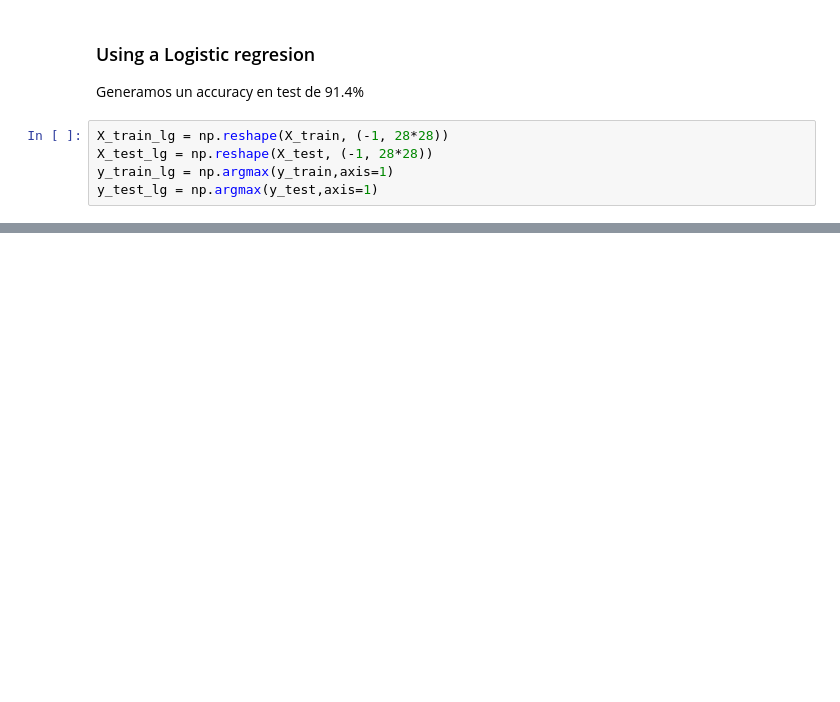
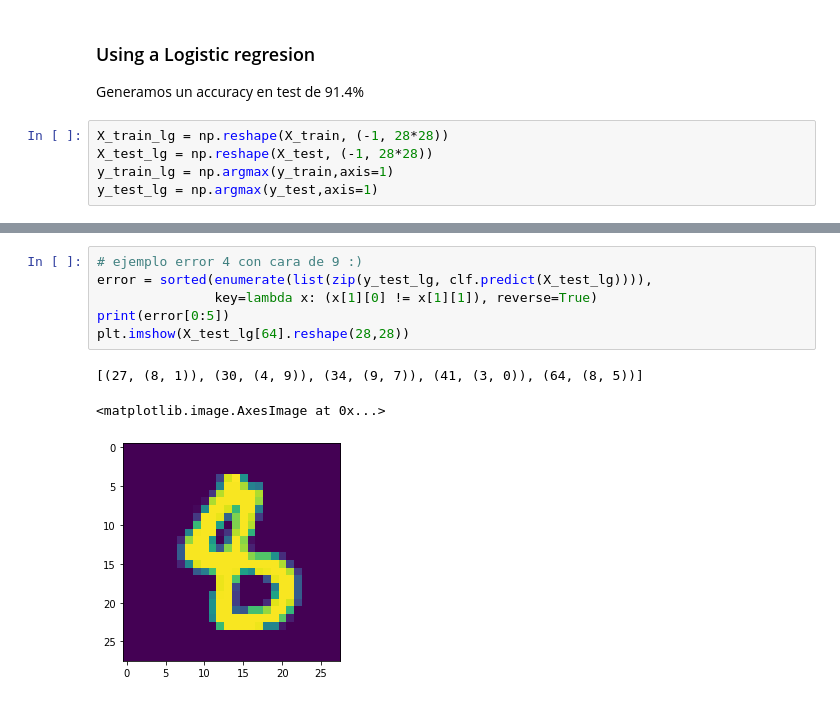
Before and after one commit to jdramirez/UCO_ML_AI, a Jupyter notebook: src/notebook_class/supervisado/supervisado_neural_nets.ipynb, the cells around one changed output, grey strips where cells are left out. Drawn from its saved outputs; the diff is of its cells as text; blank space fills up the shorter version.

```diff
--- a/src/notebook_class/supervisado/supervisado_neural_nets.ipynb
+++ b/src/notebook_class/supervisado/supervisado_neural_nets.ipynb
@@ -390,0 +392,10 @@ sns.heatmap(cm, annot=True, fmt='g')
+# %%
+# ejemplo error 4 con cara de 9 :)
+error = sorted(enumerate(list(zip(y_test_lg, clf.predict(X_test_lg)))),
+               key=lambda x: (x[1][0] != x[1][1]), reverse=True)
+print(error[0:5])
+plt.imshow(X_test_lg[64].reshape(28,28))
+# %% [output]
+[(27, (8, 1)), (30, (4, 9)), (34, (9, 7)), (41, (3, 0)), (64, (8, 5))]
+<matplotlib.image.AxesImage at 0x...>
+[figure, added]
```
Also changed, not shown: parts of 7 cells of this notebook, 2 other files.
